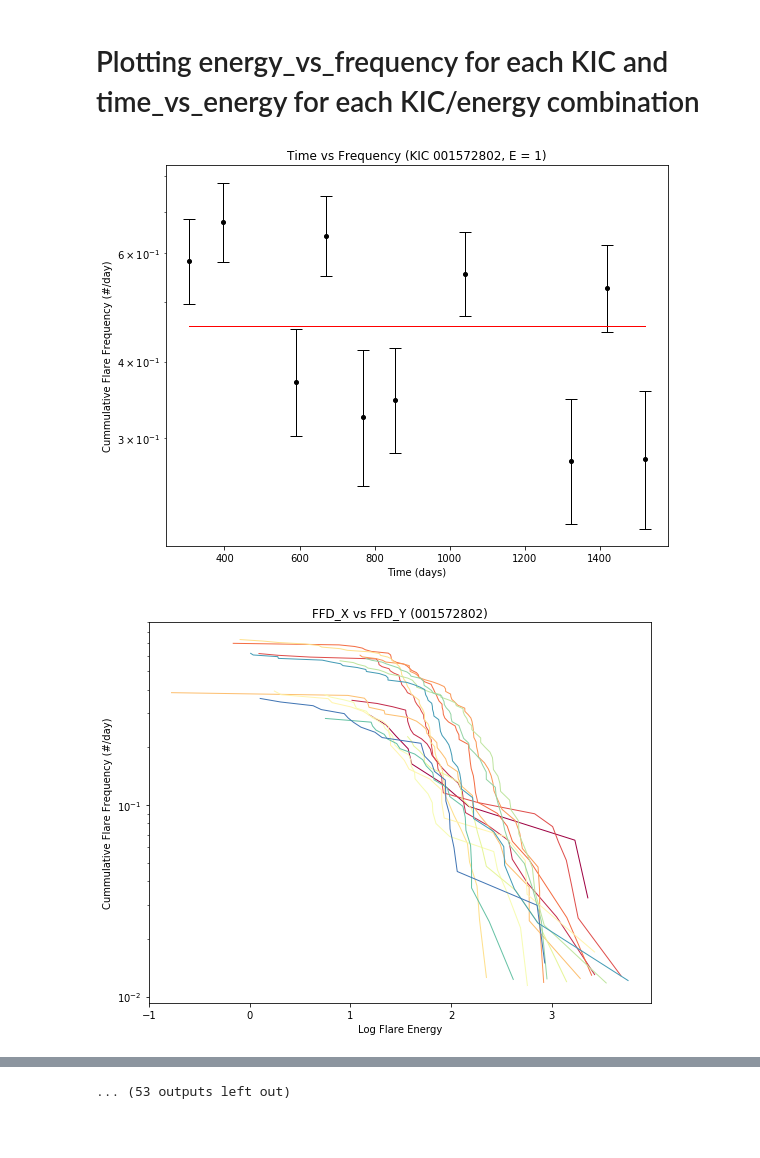
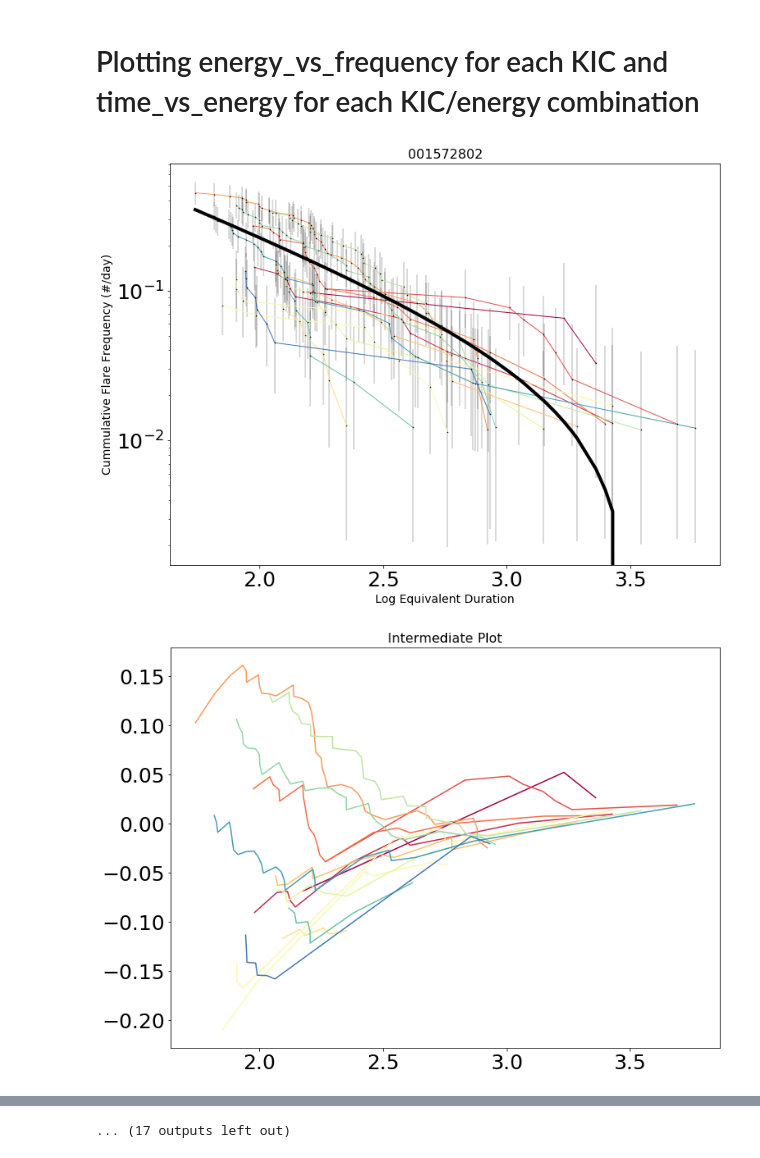
Before and after one commit to mscoggs/flare_cycles, a Jupyter notebook: flare_cycles.ipynb, the cells around one changed output, grey strips where cells are left out. Cells and saved outputs as stored; diff of their text form; code cells hidden in the pictures; blank space fills up the shorter version.

Commit message:
propogating errors

```diff
--- a/flare_cycles.ipynb
+++ b/flare_cycles.ipynb
@@ -430,43 +452,52 @@ def compareFits(xaxis, yaxis, errList):
 # %% [markdown]
 # Plotting energy_vs_frequency for each KIC and time_vs_energy for each KIC/energy combination
 # %%
-targetCount = getSize('KICs/targets.txt') #getting the number of targets using the target file
-energyConstantList = [1, 1.5, 2] #a list containing all of the energies we'll plot TVF at
+#def main():
+targetCount = getSize(file) #getting the number of targets using the target file
 evfDir = 'energy_vs_frequency_plot'
 tvfDir = 'time_vs_frequency_plot'
-fitData = 'fit_data'
+TVFfitData = 'TVF_fit_data'
+EVFMfitData = 'EVFM_fit_data'
+meanFit = 'time_vs_mean_difference'
 
 if not os.path.exists(evfDir): #searching for, and making the directories if they don't exist
     os.makedirs(evfDir)
 if not os.path.exists(tvfDir):
     os.makedirs(tvfDir)
-if not os.path.exists(fitData):
-    os.makedirs(fitData)
+if not os.path.exists(TVFfitData):
+    os.makedirs(TVFfitData)
+if not os.path.exists(EVFMfitData):
+    os.makedirs(EVFMfitData)
+if not os.path.exists(meanFit):
+    os.makedirs(meanFit)
 
-for energyConstant in energyConstantList:
+SHOWE = True #check_args("-se")
+ERRORE = False #check_args("-ee")
+WHOLE = False #check_args("-w")
+SHOWM = True #check_args("-sm")
+ERRORM = False #check_args("-em")
+SHOWT = False #check_args("-st")
+SAVEPLOT = False #check_args("-saveplot")
+SAVETXT = False #check_args("-savefit")
 
-    targets = open('KICs/targets.txt', "r") # a file containing all the KICs we want to plot
-    fixedEnergy = energyConstant + EPOINT # the fixed energy value
-    exportArray = np.zeros((targetCount + 2, 12), dtype='O') #what will become the data file containing all of our fit information
-    exportArray[0] = ["#This is a file containing the parameters and errors involved in the best fit of a KIC's time vs frequency data",'','','','','','','','','','','']
-    exportArray[1] = ["#KIC", 'N', 'best degree', 'chiSquare', 'X^3', 'X^2', 'X^1', 'X^0', 'Error3', 'Error2', 'Error1', 'Error0']
-    targetIndex = 2
 
-    for line in targets: #going through each KIC
+targets = open(file, "r") # a file containing all the KICs we want to plot
+EVF_Mean_Fit_Data = np.zeros((targetCount + 2, 12), dtype='O') #what will become the data file containing all of our EVFMean fit information
+EVF_Mean_Fit_Data[0] = ["#This is a file containing the parameters and errors involved in the best fit of a KIC's time vs frequency data",'','','','','','','','','','','']
+EVF_Mean_Fit_Data[1] = ["#KIC", 'N', 'best degree', 'chiSquare', 'X^3', 'X^2', 'X^1', 'X^0', 'Error3', 'Error2', 'Error1', 'Error0']
+targetIndex = 2
 
-        KIC = line.rstrip('\n') #stripping the return off each line
-        files = glob('KICS/'+KIC+"/*.flare") #Glob all of the files in the directory - get all flares for a star
-        fileCount = len(files)
+for line in targets: #going through each KIC
 
-        plotTVF(KIC, files, fileCount, exportArray, fixedEnergy, targetIndex, show=True)
+    KIC = line.rstrip('\n') #stripping the return off each line
+    files = sorted(glob('KICs/'+KIC+"/*.flare")) #Glob all of the files in the directory - get all flares for a star
+    fileCount = len(files)
+    plotEVF(KIC, files, fileCount, EVF_Mean_Fit_Data,targetIndex, showe=SHOWE,errore=ERRORE,whole=WHOLE,showm=SHOWM,errorm=ERRORM,save=SAVEPLOT)
+    targetIndex+= 1
 
-        if(energyConstant == energyConstantList[0]):
-            plotEVF(KIC, files, fileCount,error=False, show=True, showMean=True, whole=True)
-
-        targetIndex += 1
-
-    #np.savetxt('fit_data/fit_data_for_E='+str(fixedEnergy)+'.txt', exportArray, fmt = '% 15s', delimiter=' ', newline='\n', header='', footer='', comments='# ')
-    targets.close()
+targets.close()
+if(SAVETXT==True):
+    np.savetxt(EVFMfitData+'/fit_data_for_EVFM.txt', EVF_Mean_Fit_Data, fmt = '% 15s', delimiter=' ', newline='\n', header='', footer='', comments='# ')
 # %% [output]
-[figure, old version]
+[figure, new version]
-[figure, old version]
+[figure, new version]
@@ -483 +514 @@ for energyConstant in energyConstantList:
-... (53 outputs left out)
+... (17 outputs left out)
```
Also changed, not shown: parts of 5 cells of this notebook.
